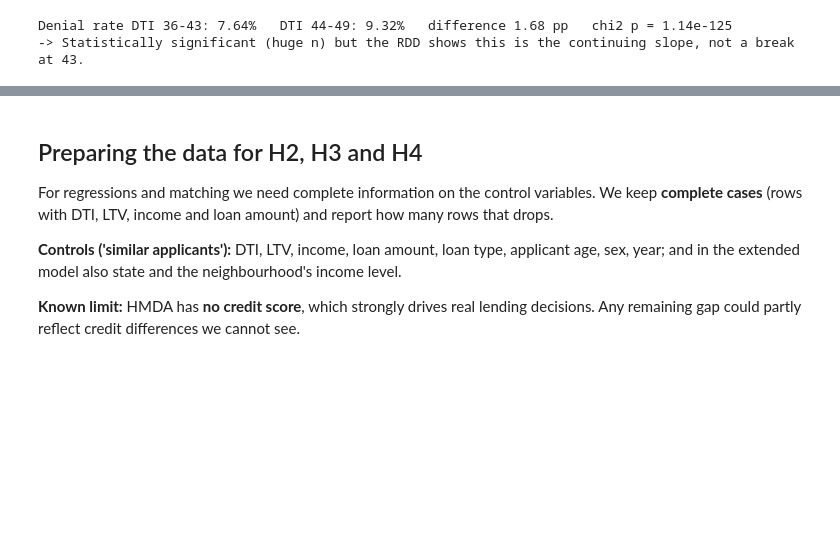
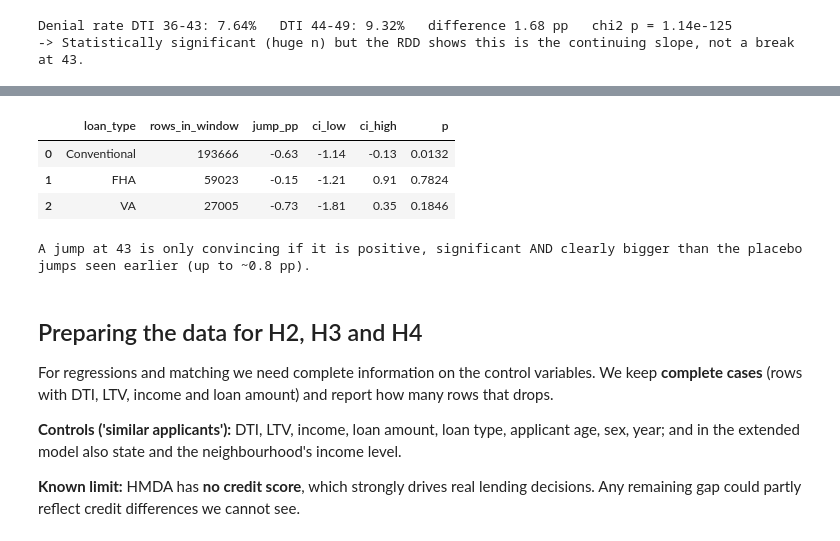
Before and after one commit to Rishhhhub/fair-mortgage-approval, a Jupyter notebook: notebooks/02_hypothesis_tests.ipynb, the cells around one changed output, grey strips where cells are left out. Saved outputs shown, nothing was run; the diff lists cells and outputs as text; code cells hidden in the pictures; blank space fills up the shorter version.

Commit message:
Clean end-to-end rerun; add extra robustness checks (H1 by loan type, H5 feature-group importance, H6 threshold sweep)
Co-Authored-By: Claude Sonnet 5.5 <noreply@anthropic.com>

```diff
--- a/notebooks/02_hypothesis_tests.ipynb
+++ b/notebooks/02_hypothesis_tests.ipynb
@@ -162,3 +165,20 @@ Denial rate DTI 36-43: 7.64%   DTI 44-49: 9.32%   difference 1.68 pp   chi2 p =
+# %%
+names = {"1": "Conventional", "2": "FHA", "3": "VA", "4": "USDA / RHS"}
+rows = []
+for lt, name in names.items():
+    sub = e[e.loan_type == lt]
+    if len(sub) < 20000:
+        continue
+    b, lo, hi, p, n = rdd(sub, 43, 3)
+    rows.append(dict(loan_type=name, rows_in_window=n, jump_pp=round(b, 2), ci_low=round(lo, 2), ci_high=round(hi, 2), p=round(p, 4)))
+h1_by_type = pd.DataFrame(rows); display(h1_by_type)
+print("A jump at 43 is only convincing if it is positive, significant AND clearly bigger than the placebo jumps seen earlier (up to ~0.8 pp).")
+# %% [output]
+|  | loan_type | rows_in_window | jump_pp | ci_low | ci_high | p |
+| 0 | Conventional | 193666 | -0.63 | -1.14 | -0.13 | 0.0132 |
+| 1 | FHA | 59023 | -0.15 | -1.21 | 0.91 | 0.7824 |
+| 2 | VA | 27005 | -0.73 | -1.81 | 0.35 | 0.1846 |
+A jump at 43 is only convincing if it is positive, significant AND clearly bigger than the placebo jumps seen earlier (up to ~0.8 pp).
 # %% [markdown]
 ## Preparing the data for H2, H3 and H4
 For regressions and matching we need complete information on the control variables. We keep **complete cases** (rows with DTI, LTV, income and loan amount) and report how many rows that drops.
```
Also changed, not shown: parts of 1 cell of this notebook, 3 other files.
